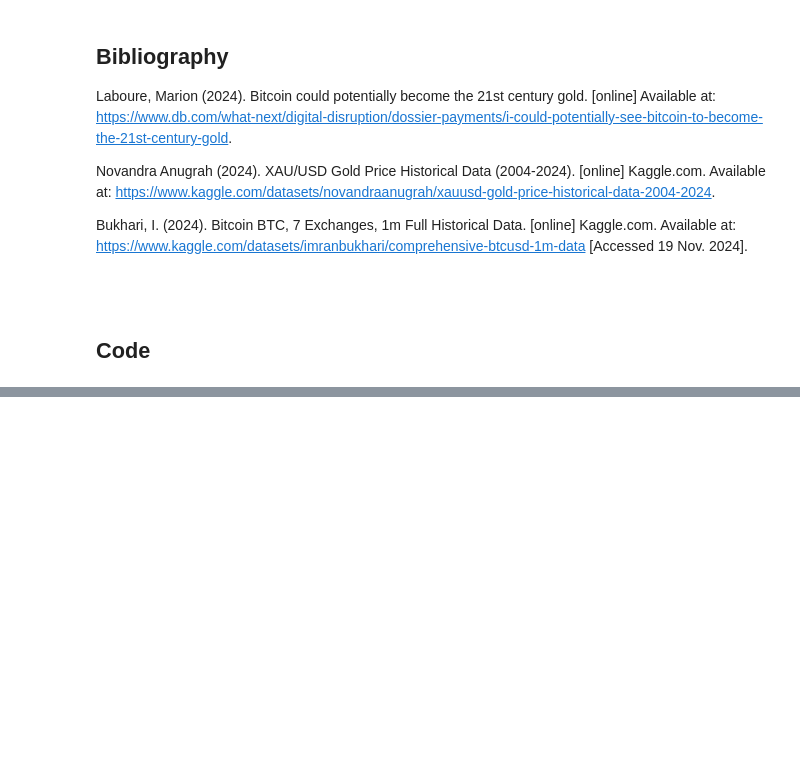
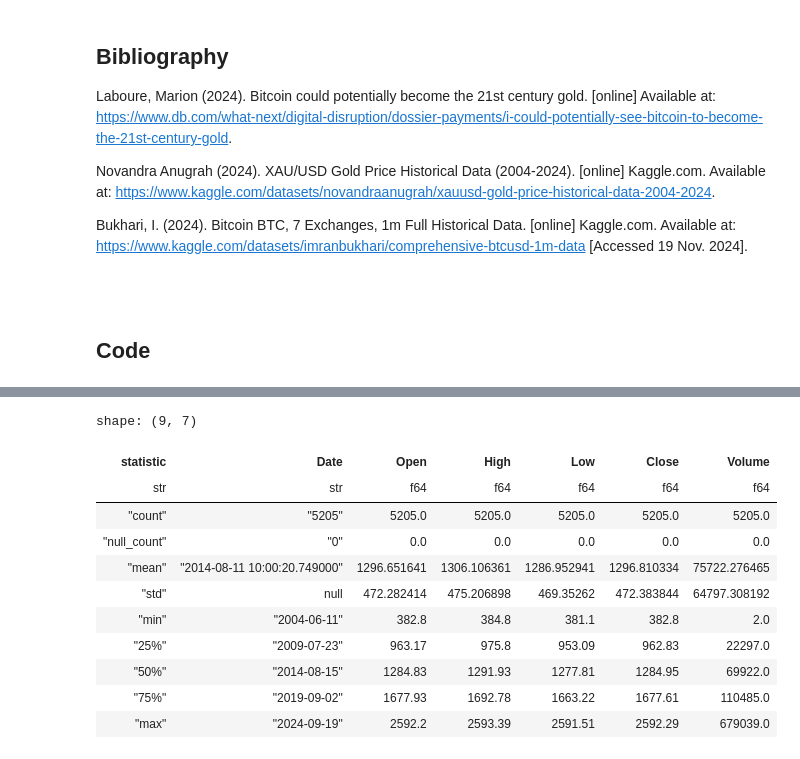
Before and after one commit to whendo/CSCI-E-83, a Jupyter notebook: Project/Proposal.ipynb, the cells around one changed output, grey strips where cells are left out. Drawn from its saved outputs; the diff is of its cells as text; code cells hidden in the pictures; blank space fills up the shorter version.

```diff
--- a/Project/Proposal.ipynb
+++ b/Project/Proposal.ipynb
@@ -45,0 +107,20 @@ import seaborn as sns
+# %%
+# Cleaning gold data
+gold_pl = gold_pl.with_columns(
+    pl.col('Date').str.to_date()
+).drop('Time')
+
+gold_pl.describe()
+# %% [output]
+shape: (9, 7)
+| statistic | Date | Open | High | Low | Close | Volume |
+| str | str | f64 | f64 | f64 | f64 | f64 |
+| "count" | "5205" | 5205.0 | 5205.0 | 5205.0 | 5205.0 | 5205.0 |
+| "null_count" | "0" | 0.0 | 0.0 | 0.0 | 0.0 | 0.0 |
+| "mean" | "2014-08-11 10:00:20.749000" | 1296.651641 | 1306.106361 | 1286.952941 | 1296.810334 | 75722.276465 |
+| "std" | null | 472.282414 | 475.206898 | 469.35262 | 472.383844 | 64797.308192 |
+| "min" | "2004-06-11" | 382.8 | 384.8 | 381.1 | 382.8 | 2.0 |
+| "25%" | "2009-07-23" | 963.17 | 975.8 | 953.09 | 962.83 | 22297.0 |
+| "50%" | "2014-08-15" | 1284.83 | 1291.93 | 1277.81 | 1284.95 | 69922.0 |
+| "75%" | "2019-09-02" | 1677.93 | 1692.78 | 1663.22 | 1677.61 | 110485.0 |
+| "max" | "2024-09-19" | 2592.2 | 2593.39 | 2591.51 | 2592.29 | 679039.0 |
```
Also changed, not shown: parts of 13 cells of this notebook.
